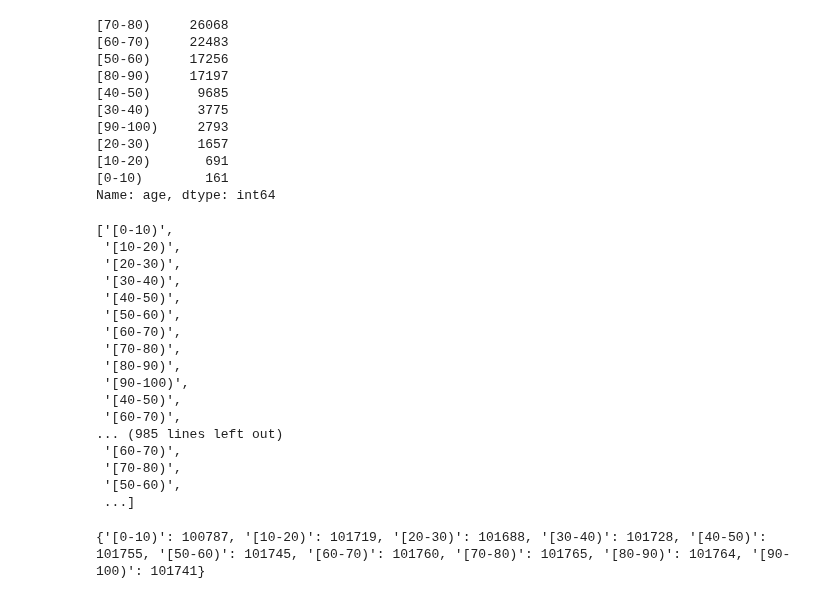
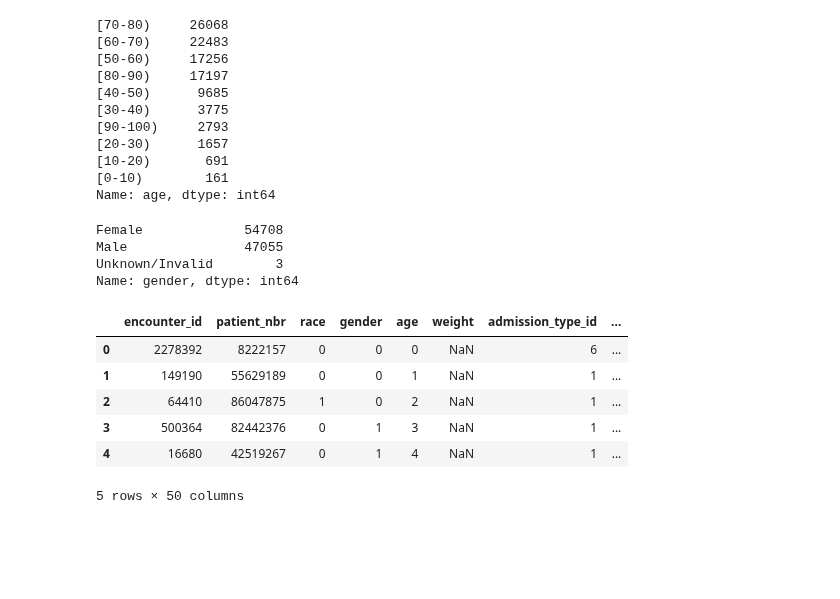
Before and after one commit to scottdyl/qtw, a Jupyter notebook: case study 2/Dylan/CaseStudy2_D.ipynb, the cells around one changed output. Drawn from its saved outputs; the diff is of its cells as text; code cells hidden in the pictures; blank space fills up the shorter version.

```diff
--- a/case study 2/Dylan/CaseStudy2_D.ipynb
+++ b/case study 2/Dylan/CaseStudy2_D.ipynb
@@ -60,40 +60,33 @@ diabetes_df['age'].value_counts()
 [0-10)        161
 Name: age, dtype: int64
 # %%
-age_values = list(diabetes_df['age'].values)
-age_values
+age_values = list(diabetes_df['age'].unique())
-# %% [output]
-['[0-10)',
- '[10-20)',
- '[20-30)',
- '[30-40)',
- '[40-50)',
- '[50-60)',
- '[60-70)',
- '[70-80)',
- '[80-90)',
- '[90-100)',
- '[40-50)',
- '[60-70)',
-... (985 lines left out)
- '[60-70)',
- '[70-80)',
- '[50-60)',
- ...]
+# %%
+diabetes_df['gender'].value_counts()
+# %% [output]
+Female             54708
+Male               47055
+Unknown/Invalid        3
+Name: gender, dtype: int64
 # %%
-#things to do. Change male and female to 1 and 0
-#change age to number
-#change race to number
-#look at missing values
-
 #value dictionaries
-race = {'Caucasian': 0, 'AfricanAmerican':1, 'Hispanic':2,'Other':3,'Asian':4}
-gender = {'male': 1,'female': 0}
-age = {}
+Race = {'Caucasian':0, 'AfricanAmerican':1, 'Hispanic':2,'Other':3,'Asian':4, np.nan:5}
+Gender = {'Male': 1,'Female': 0,'Unknown/Invalid':3}
+Age = {}
 count = 0
 for i in range(len(age_values)):
-    age[age_values[i]] = count
+    Age[age_values[i]] = count
     count+=1
-print(age)
+
+diabetes_df.race = [Race[item] for item in diabetes_df.race]
+diabetes_df.gender = [Gender[item] for item in diabetes_df.gender]
+diabetes_df.age = [Age[item] for item in diabetes_df.age]
+diabetes_df.head()
 # %% [output]
+|  | encounter_id | patient_nbr | race | gender | age | weight | admission_type_id | ... |
+| 0 | 2278392 | 8222157 | 0 | 0 | 0 | NaN | 6 | ... |
+| 1 | 149190 | 55629189 | 0 | 0 | 1 | NaN | 1 | ... |
+| 2 | 64410 | 86047875 | 1 | 0 | 2 | NaN | 1 | ... |
+| 3 | 500364 | 82442376 | 0 | 1 | 3 | NaN | 1 | ... |
+| 4 | 16680 | 42519267 | 0 | 1 | 4 | NaN | 1 | ... |
-{'[0-10)': 100787, '[10-20)': 101719, '[20-30)': 101688, '[30-40)': 101728, '[40-50)': 101755, '[50-60)': 101745, '[60-70)': 101760, '[70-80)': 101765, '[80-90)': 101764, '[90-100)': 101741}
+5 rows × 50 columns
```
Also changed, not shown: parts of 1 cell of this notebook.
